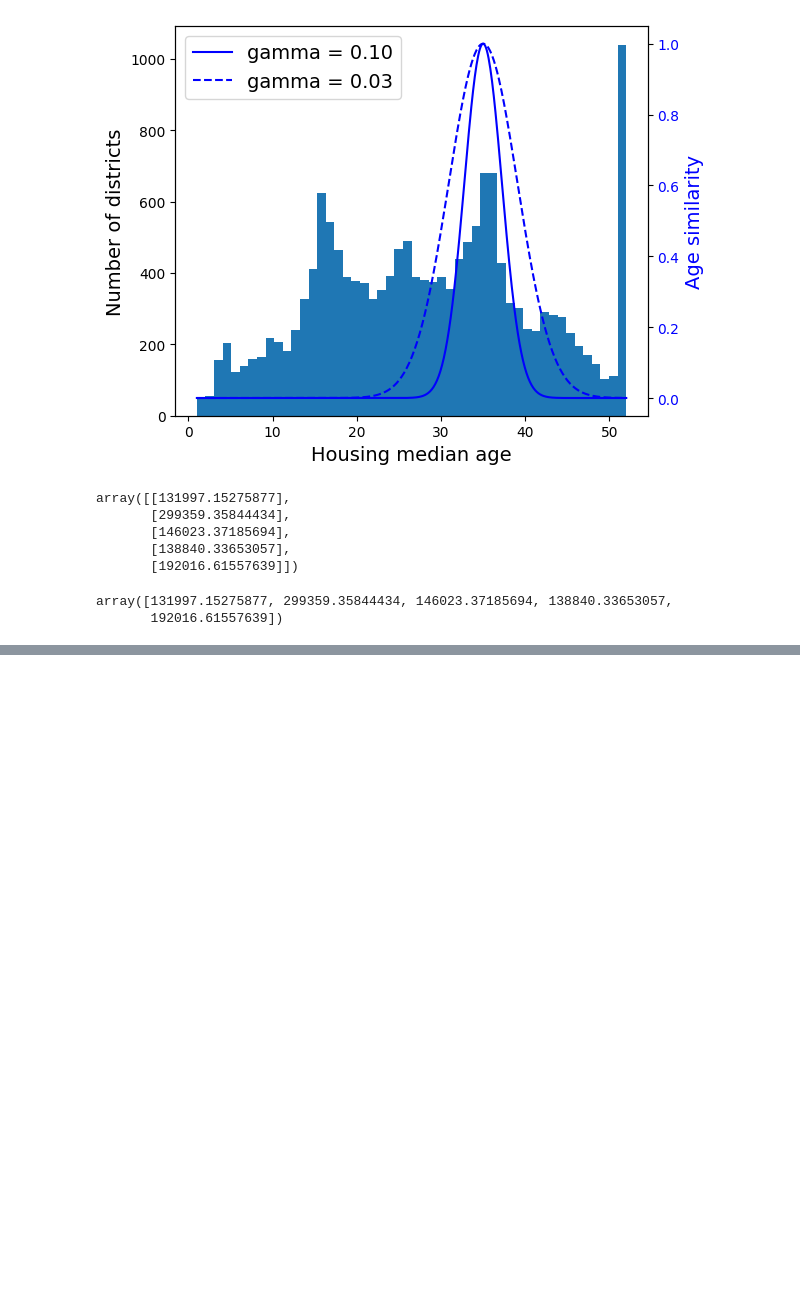
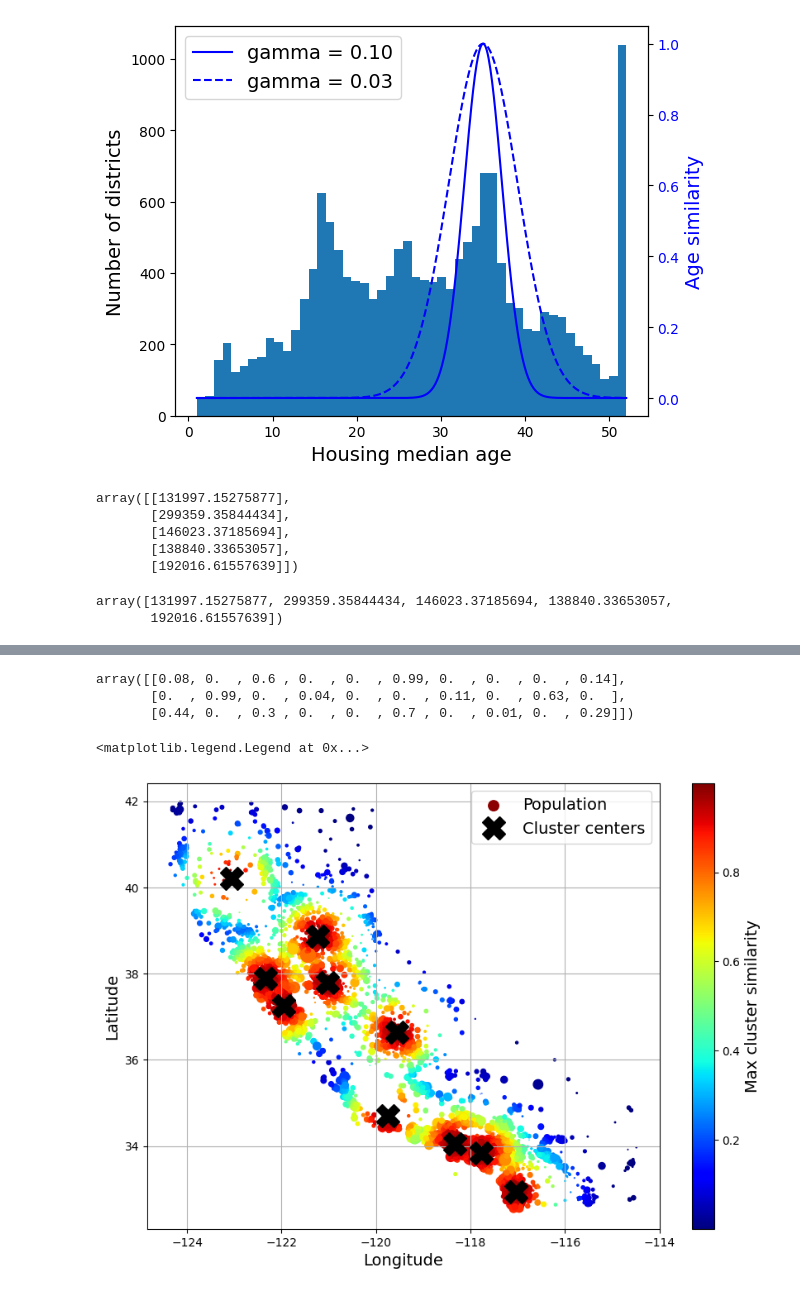
Before and after one commit to Saifullah785/hands-on-ml-notes-practice, a Jupyter notebook: chapter_02_end_to_end_machine_learning_project.ipynb, the cells around one changed output, grey strips where cells are left out. Cells and saved outputs as stored; diff of their text form; code cells hidden in the pictures; blank space fills up the shorter version.

Commit message:
Created using Colab working on  Custom Transformers

```diff
--- a/chapter_02_end_to_end_machine_learning_project.ipynb
+++ b/chapter_02_end_to_end_machine_learning_project.ipynb
@@ -978,0 +1088,45 @@ array([131997.15275877, 299359.35844434, 146023.37185694, 138840.33653057,
+# %%
+# Initialize ClusterSimilarity with specified parameters
+cluster_simil = ClusterSimilarity(n_clusters=10, gamma=1.0, random_state=42)
+# Fit and transform the latitude and longitude data using ClusterSimilarity with housing labels as sample weights
+similarities = cluster_simil.fit_transform(housing[['latitude', 'longitude']],
+                                           sample_weight = housing_labels)
+# %%
+# Display the first 3 rows of the similarity matrix, rounded to 2 decimal places
+similarities[:3].round(2)
+# %% [output]
+array([[0.08, 0.  , 0.6 , 0.  , 0.  , 0.99, 0.  , 0.  , 0.  , 0.14],
+       [0.  , 0.99, 0.  , 0.04, 0.  , 0.  , 0.11, 0.  , 0.63, 0.  ],
+       [0.44, 0.  , 0.3 , 0.  , 0.  , 0.7 , 0.  , 0.01, 0.  , 0.29]])
+# %%
+# extra code - this cell generates Figure 2-19
+
+# Rename columns for better readability in plots
+housing_renamed = housing.rename(columns={'latitude': 'Latitude',"longitude": "Longitude",
+                                          "population":"Population","median_house_value":"Median House Value (USD)"})
+# Add a new column for the maximum cluster similarity
+housing_renamed['Max cluster similarity'] = similarities.max(axis=1)
+
+# Create a scatter plot of longitude vs. latitude showing population size and max cluster similarity
+housing_renamed.plot(kind='scatter', x='Longitude', y="Latitude", grid = True,
+                     s=housing_renamed['Population'] / 100, label='Population',
+                     c='Max cluster similarity', cmap='jet', colorbar=True,
+                     legend=True, sharex=False, figsize=(10, 7))
+
+# Plot the cluster centers on the scatter plot
+plt.plot(cluster_simil.kmeans_.cluster_centers_[:, 1],
+         cluster_simil.kmeans_.cluster_centers_[:, 0],
+         linestyle="", color='black', marker="X", markersize=20,
+         label='Cluster centers')
+
+# Set the legend location
+plt.legend(loc='upper right')
+# Set x and y labels
+plt.xlabel('Longitude')
+plt.ylabel('Latitude')
+
+# Display the legend
+plt.legend()
+# %% [output]
+<matplotlib.legend.Legend at 0x...>
+[figure, added]
```
Also changed, not shown: parts of 12 cells of this notebook.
